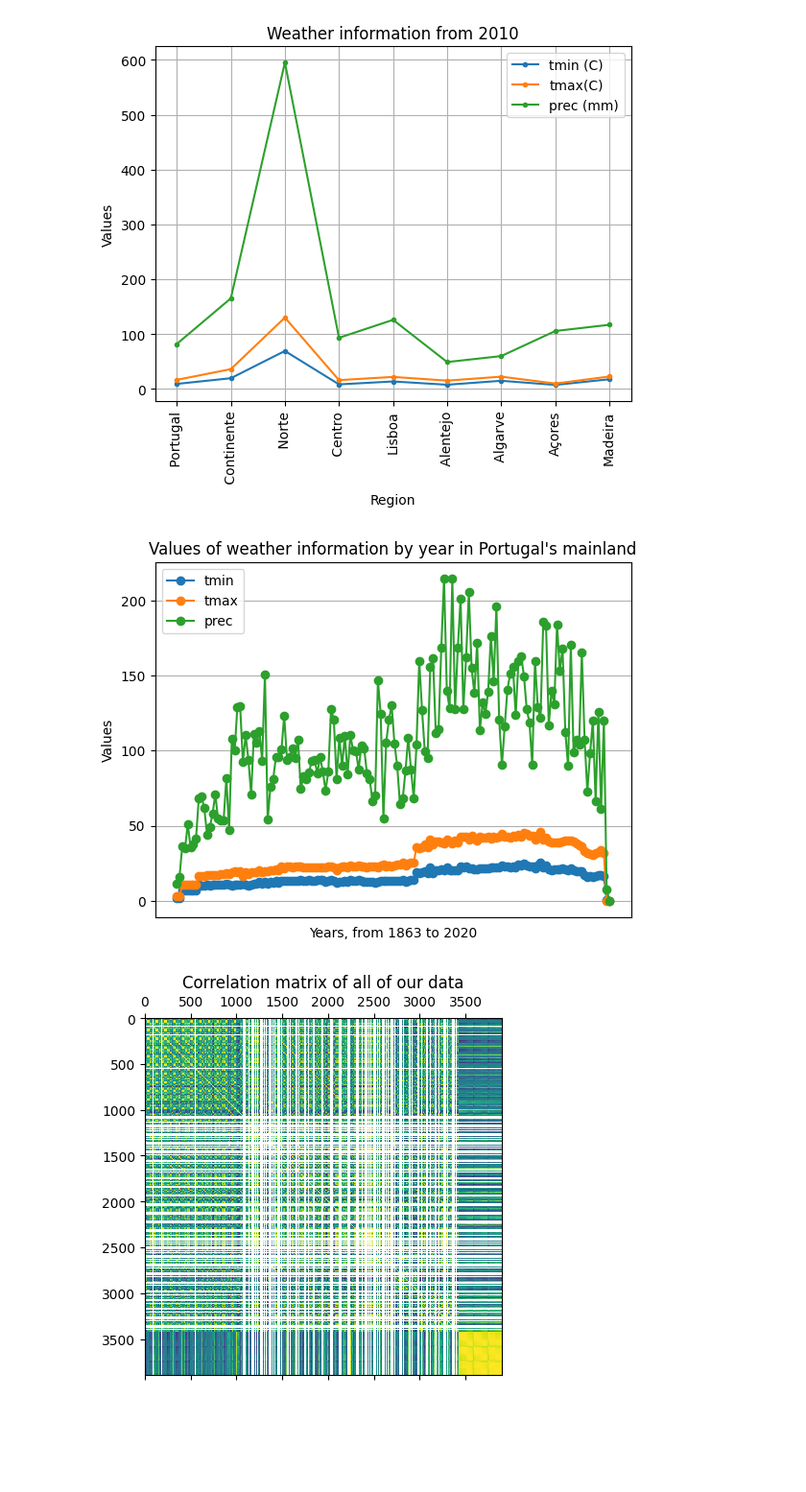
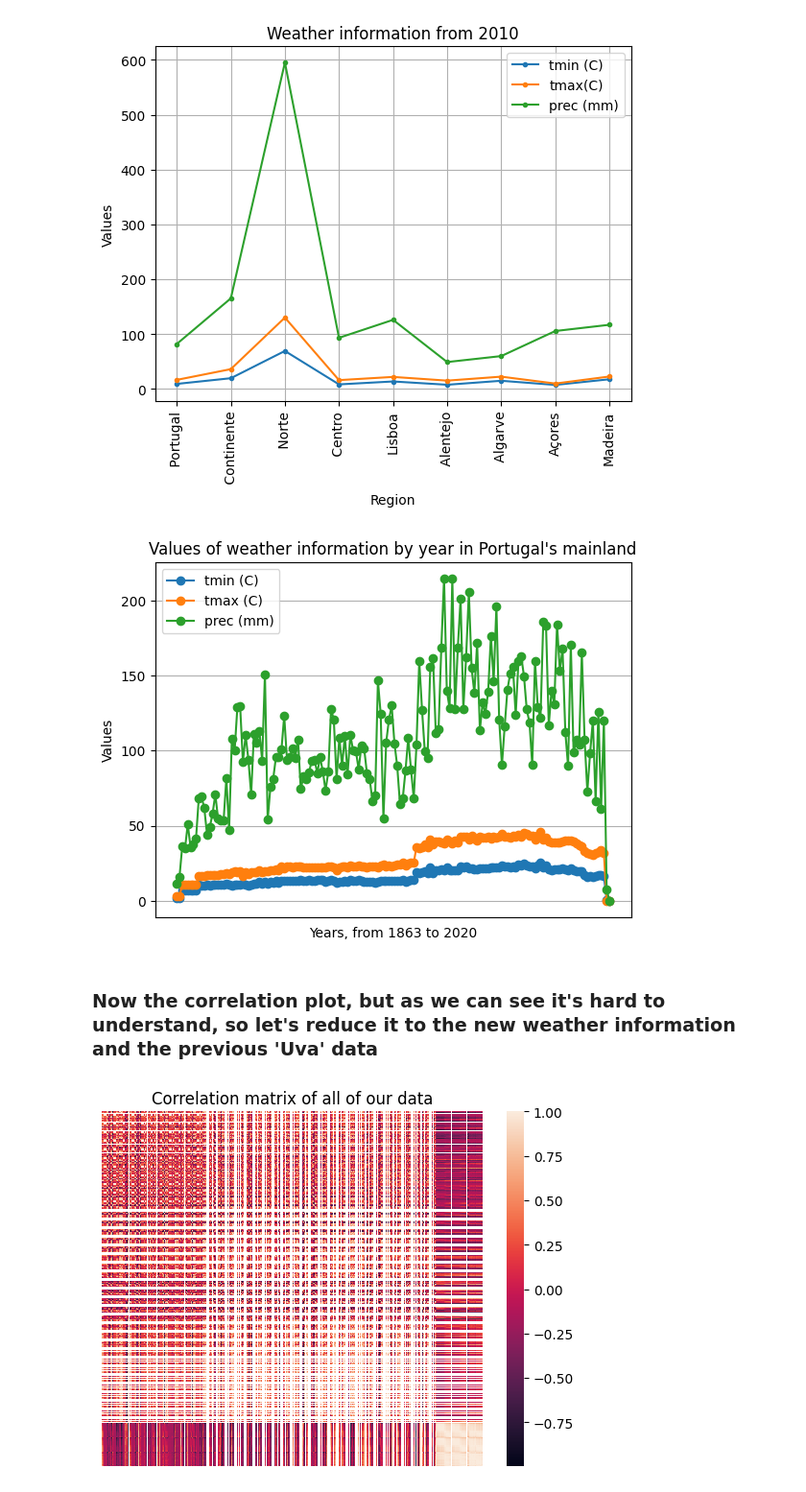
Before and after one commit to FMarques8/FCD-Project-1-2, a Jupyter notebook: INE_data_treatment.ipynb, the cells around one changed output. Shown at 96% size. Cells and saved outputs as stored; diff of their text form; code cells hidden in the pictures; blank space fills up the shorter version.

Commit message:
even more plots

```diff
--- a/INE_data_treatment.ipynb
+++ b/INE_data_treatment.ipynb
@@ -762,14 +762,18 @@ plt.grid()
 plt.title("Values of weather information by year in Portugal's mainland")
 plt.xlabel("Years, from 1863 to 2020")
 plt.ylabel("Values")
-plt.legend()
+plt.legend(['tmin (C)', 'tmax (C)', 'prec (mm)'])
 plt.xticks([])
 plt.show()
 # %% [output]
-[figure, old version]
+[figure, new version]
+# %% [markdown]
+### Now the correlation plot, but as we can see it's hard to understand, so let's reduce it to the new weather information and the previous 'Uva' data
 # %%
-plt.matshow(data3.corr())
+sns.heatmap(data3.corr())
 plt.title("Correlation matrix of all of our data")
+plt.xticks([])
+plt.yticks([])
 plt.show()
 # %% [output]
-[figure, old version]
+[figure, new version]
```
Also changed, not shown: parts of 5 cells of this notebook.
